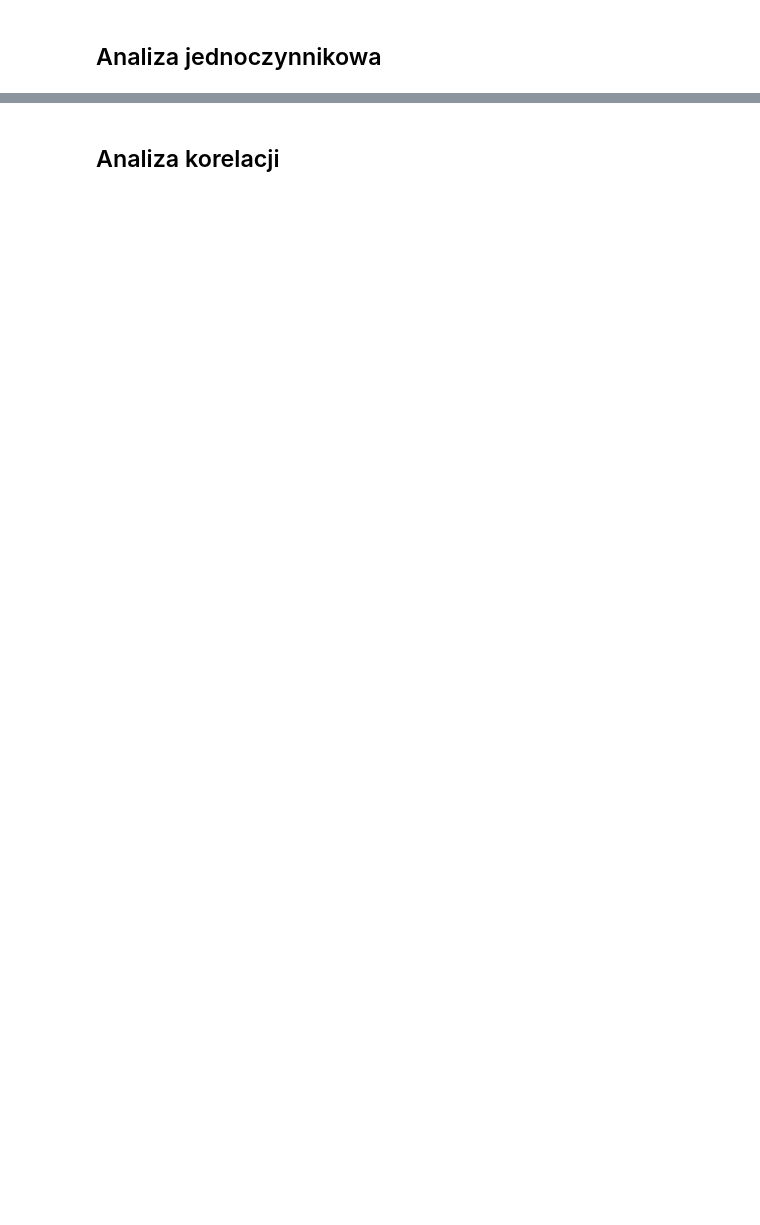
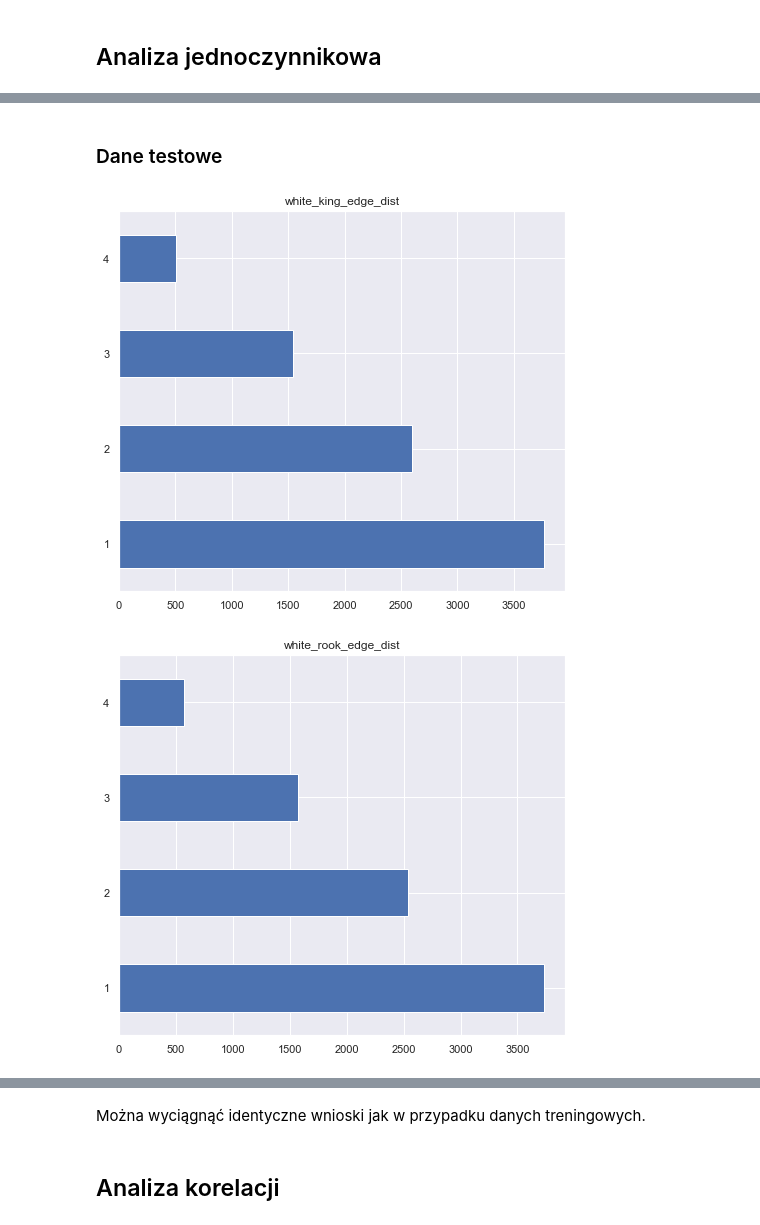
Before and after one commit to wi1lku/Introduction-to-machine-learning-, a Jupyter notebook: project1/Project1.ipynb, the cells around one changed output, grey strips where cells are left out. Saved outputs shown, nothing was run; the diff lists cells and outputs as text; code cells hidden in the pictures; blank space fills up the shorter version.

```diff
--- a/project1/Project1.ipynb
+++ b/project1/Project1.ipynb
@@ -484,0 +546,10 @@ df_test_processed
+# %% [markdown]
+### Dane testowe
+# %%
+for col in columns:
+    df_test_processed[col].value_counts().plot(kind = "barh")
+    plt.title(col)
+    plt.show()
+# %% [output]
+[figure, added]
+[figure, added]
@@ -485,2 +566,4 @@ df_test_processed
+# %% [markdown]
+Można wyciągnąć identyczne wnioski jak w przypadku danych treningowych.
 # %% [markdown]
 ## Analiza korelacji
```
Also changed, not shown: parts of 24 cells of this notebook.
